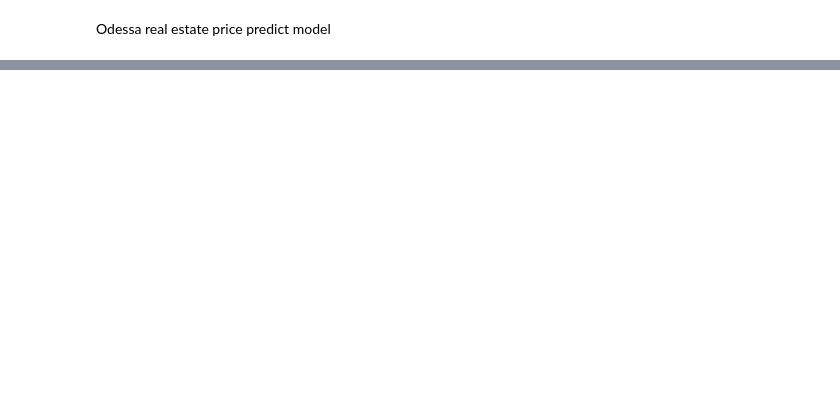
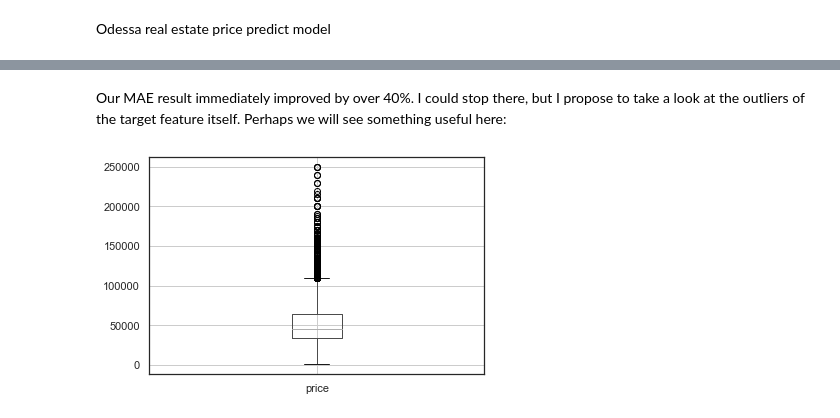
Before and after one commit to dmkravtsov/odessapricepredictor, a Jupyter notebook: api/project.ipynb, the cells around one changed output, grey strips where cells are left out. Saved outputs shown, nothing was run; the diff lists cells and outputs as text; code cells hidden in the pictures; blank space fills up the shorter version.

```diff
--- a/api/project.ipynb
+++ b/api/project.ipynb
@@ -645,0 +316,5 @@ Conclusions: the optimal version of the model will be considered a random forest
+# %%
+
+df['rooms'] = df['rooms'].astype('int64')
+df['floor'] = df['floor'].astype('int64')
+df['floors'] = df['floors'].astype('int64')
@@ -645,0 +336,11 @@ Conclusions: the optimal version of the model will be considered a random forest
+# %%
+# area imputation
+df["area"].fillna(df['area'].median(), inplace=True)
+
+# cond imputation to None
+df["cond"].fillna('None', inplace=True)
+# walls imputation to None
+df["walls"].fillna('None', inplace=True)
+
+# desc imputation to None
+df["desc"].fillna('None', inplace=True)
@@ -645,0 +450,13 @@ Conclusions: the optimal version of the model will be considered a random forest
+# %%
+  # Mapping condition with new categories
+
+df.loc[:,'cond'] = df.loc[:,'cond'].replace(["Author's design", 'Design Classic', 'Modern design', 'Expanded clay-concrete'], 'Design')
+
+df.loc[:,'cond'] = df.loc[:,'cond'].replace(['Renovation', 'After overhaul', 'After makeup'], 'After renovation')
+
+df.loc[:,'cond'] = df.loc[:,'cond'].replace(['After builders', 'Brick', 'Block-brick', "Monolith", 'Blocky', 'House under construction', 'Aerated concrete', 'Shell rock', 'Building materials', 'None'], 'After builders')
+
+df.loc[:,'cond'] = df.loc[:,'cond'].replace(['Need. in cap. renovation', 'Need. in cosm. renovation', 'Need. in tech. renovation'], 'Need renovation')
+
+cond_category = {'After renovation':1, 'After builders':2, 'Need renovation':3, 'Residential clean':4, 'Design':5}
+df.loc[:,'cond']= df.loc[:,'cond'].map(cond_category)
@@ -645,0 +720,2 @@ Conclusions: the optimal version of the model will be considered a random forest
+# %%
+df= df[(df.area<102)].reset_index(drop=True)
@@ -645,0 +739,6 @@ Conclusions: the optimal version of the model will be considered a random forest
+# %% [markdown]
+Our MAE result immediately improved by over 40%. I could stop there, but I propose to take a look at the outliers of the target feature itself. Perhaps we will see something useful here:
+# %%
+boxplot = df.boxplot(column=['price'])
+# %% [output]
+[figure, added]
```
Also changed, not shown: parts of 116 cells of this notebook.
